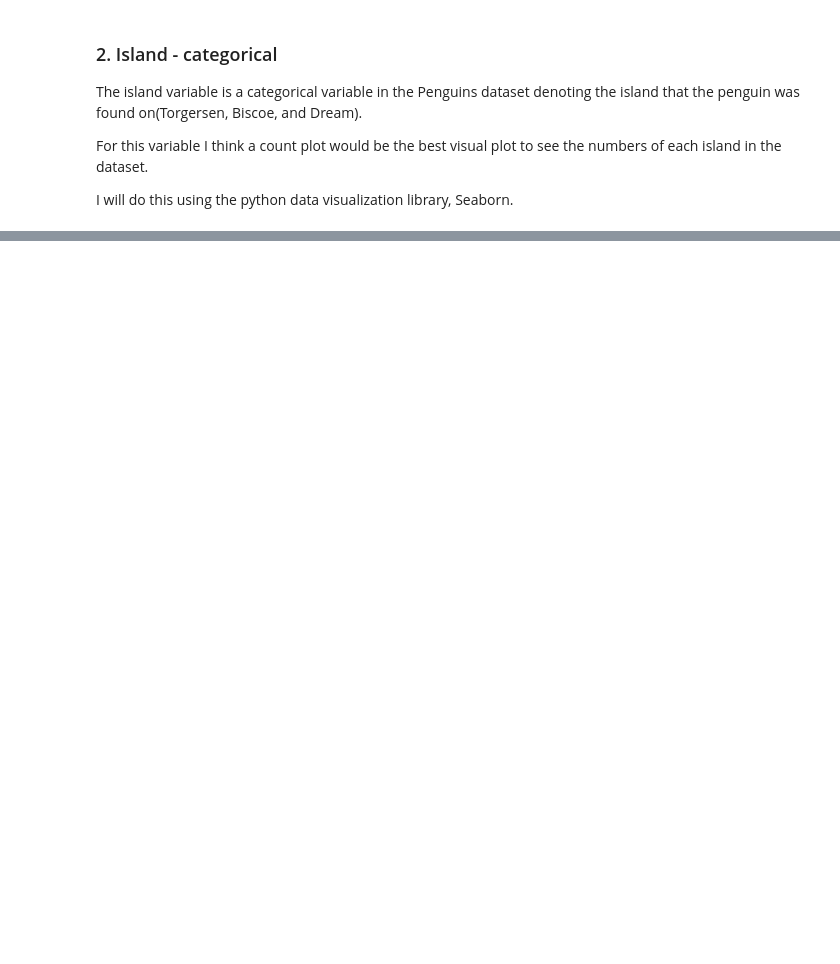
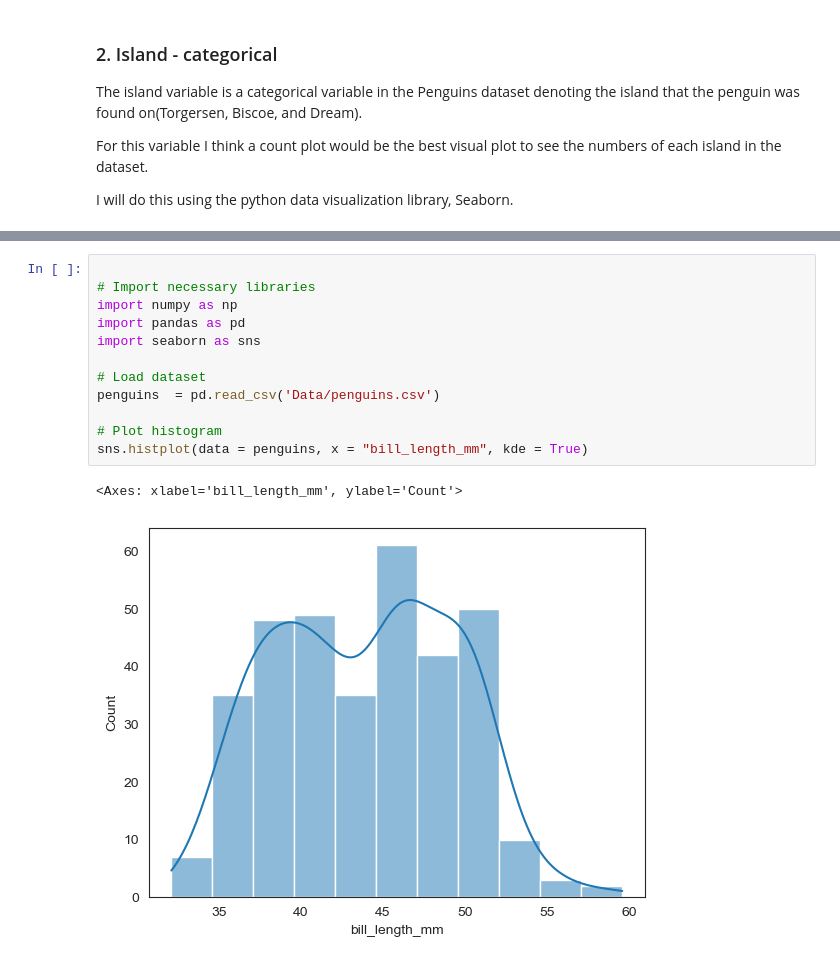
Before and after one commit to AudeAllen/Fundamentals-of-Data-Analysis---Tasks-and-Project, a Jupyter notebook: tasks.ipynb, the cells around one changed output, grey strips where cells are left out. Cells and saved outputs as stored; diff of their text form; blank space fills up the shorter version.

```diff
--- a/tasks.ipynb
+++ b/tasks.ipynb
@@ -850,0 +1117,15 @@ for container in ax.containers:
+# %%
+
+# Import necessary libraries
+import numpy as np
+import pandas as pd
+import seaborn as sns
+
+# Load dataset
+penguins  = pd.read_csv('Data/penguins.csv')
+
+# Plot histogram
+sns.histplot(data = penguins, x = "bill_length_mm", kde = True)
+# %% [output]
+<Axes: xlabel='bill_length_mm', ylabel='Count'>
+[figure, added]
```
Also changed, not shown: parts of 46 cells of this notebook, 3 other files.
